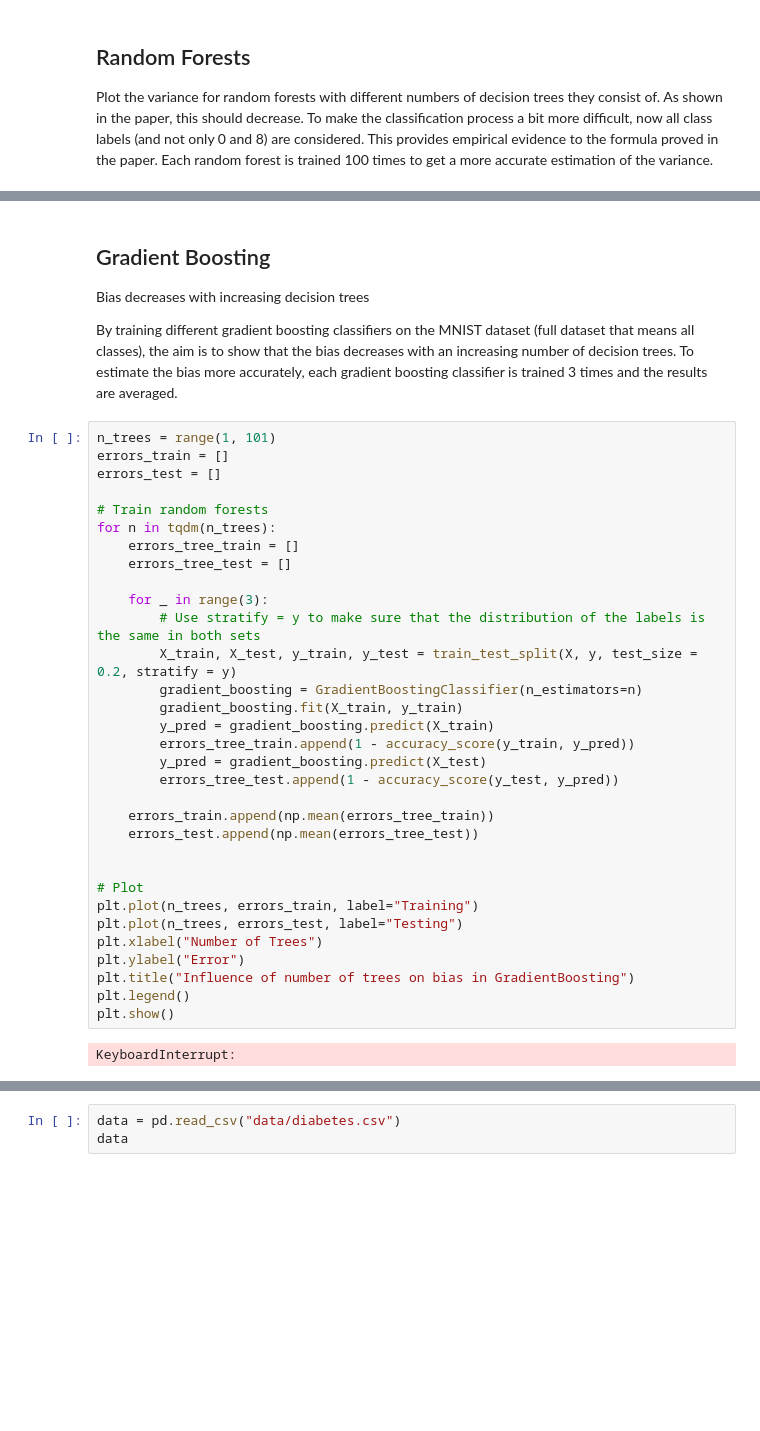
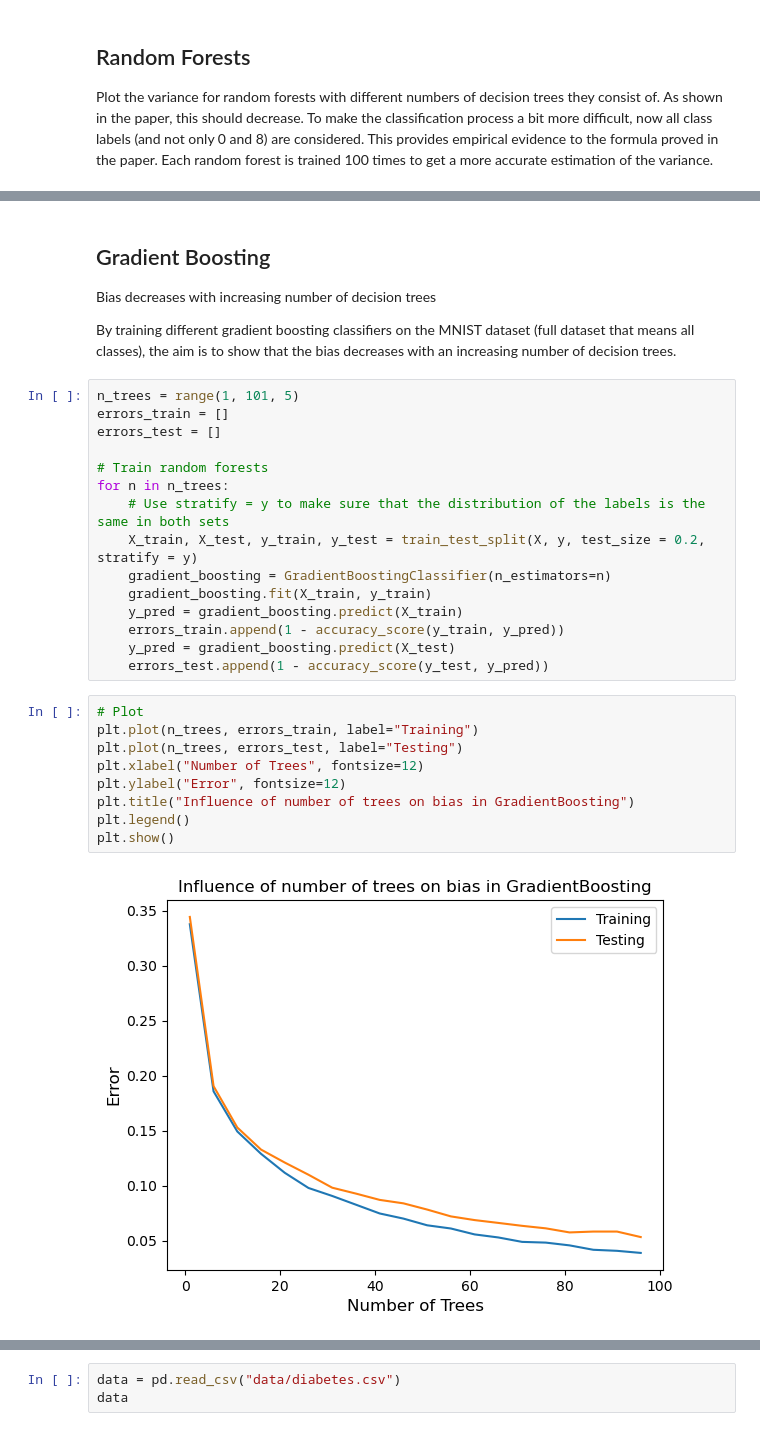
Before and after one commit to lenalibon/decision-trees, a Jupyter notebook: decision_trees.ipynb, the cells around one changed output, grey strips where cells are left out. Saved outputs shown, nothing was run; the diff lists cells and outputs as text; blank space fills up the shorter version.

```diff
--- a/decision_trees.ipynb
+++ b/decision_trees.ipynb
@@ -243,41 +244,33 @@ plt.show()
 # %% [markdown]
 ## Gradient Boosting <a class="anchor" id="four"></a>
-Bias decreases with increasing decision trees
+Bias decreases with increasing number of decision trees
 
-By training different gradient boosting classifiers on the MNIST dataset (full dataset that means all classes), the aim is to show that the bias decreases with an increasing number of decision trees. To estimate the bias more accurately, each gradient boosting classifier is trained 3 times and the results are averaged.
+By training different gradient boosting classifiers on the MNIST dataset (full dataset that means all classes), the aim is to show that the bias decreases with an increasing number of decision trees.
 # %%
-n_trees = range(1, 101)
+n_trees = range(1, 101, 5)
 errors_train = []
 errors_test = []
 
 # Train random forests
-for n in tqdm(n_trees):
-    errors_tree_train = []
-    errors_tree_test = []
-
-    for _ in range(3):
-        # Use stratify = y to make sure that the distribution of the labels is the same in both sets
-        X_train, X_test, y_train, y_test = train_test_split(X, y, test_size = 0.2, stratify = y)
-        gradient_boosting = GradientBoostingClassifier(n_estimators=n)
-        gradient_boosting.fit(X_train, y_train)
-        y_pred = gradient_boosting.predict(X_train)
-        errors_tree_train.append(1 - accuracy_score(y_train, y_pred))
-        y_pred = gradient_boosting.predict(X_test)
-        errors_tree_test.append(1 - accuracy_score(y_test, y_pred))
-
-    errors_train.append(np.mean(errors_tree_train))
-    errors_test.append(np.mean(errors_tree_test))
-
-
-# Plot
-plt.plot(n_trees, errors_train, label="Training")
-plt.plot(n_trees, errors_test, label="Testing")
-plt.xlabel("Number of Trees")
-plt.ylabel("Error")
-plt.title("Influence of number of trees on bias in GradientBoosting")
-plt.legend()
-plt.show()
+for n in n_trees:
+    # Use stratify = y to make sure that the distribution of the labels is the same in both sets
+    X_train, X_test, y_train, y_test = train_test_split(X, y, test_size = 0.2, stratify = y)
+    gradient_boosting = GradientBoostingClassifier(n_estimators=n)
+    gradient_boosting.fit(X_train, y_train)
+    y_pred = gradient_boosting.predict(X_train)
+    errors_train.append(1 - accuracy_score(y_train, y_pred))
+    y_pred = gradient_boosting.predict(X_test)
+    errors_test.append(1 - accuracy_score(y_test, y_pred))
-# %% [output]
-KeyboardInterrupt:
+# %%
+# Plot
+plt.plot(n_trees, errors_train, label="Training")
+plt.plot(n_trees, errors_test, label="Testing")
+plt.xlabel("Number of Trees", fontsize=12)
+plt.ylabel("Error", fontsize=12)
+plt.title("Influence of number of trees on bias in GradientBoosting")
+plt.legend()
+plt.show()
+# %% [output]
+[figure, added]
 # %% [markdown]
 ## Application of Decision Trees & Ensemble Methods <a class="anchor" id="five"></a>
```
Also changed, not shown: parts of 25 cells of this notebook.
